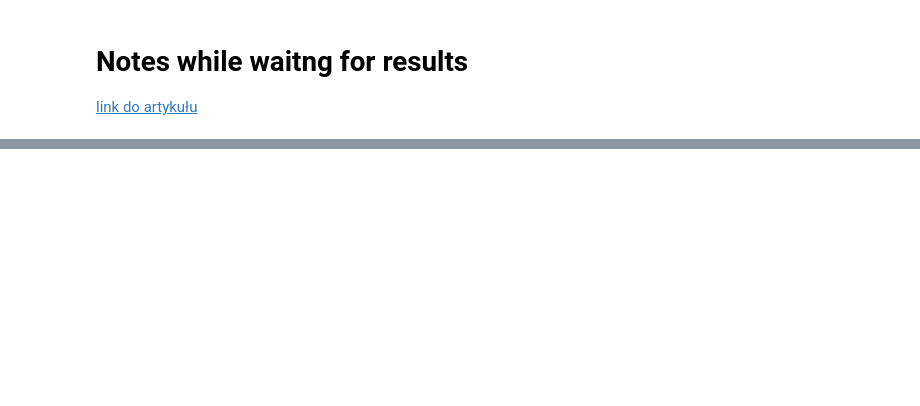
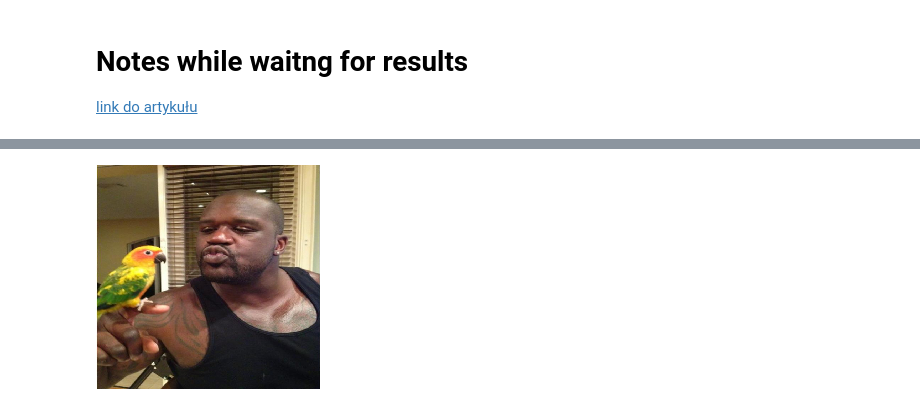
Before and after one commit to Torak28/Image-manipulation-detection, a Jupyter notebook: ResNet.ipynb, the cells around one changed output, grey strips where cells are left out. Saved outputs shown, nothing was run; the diff lists cells and outputs as text; code cells hidden in the pictures; blank space fills up the shorter version.

```diff
--- a/ResNet.ipynb
+++ b/ResNet.ipynb
@@ -156,0 +204,7 @@ history = model.fit(X_train, steps_per_epoch=100, epochs=100, validation_data=y_
+# %%
+org = get_image('D:\Studia\MGU\Data\PS-Battles-master\originals\yipf7.jpg')
+ps = get_image('D:\Studia\MGU\Data\PS-Battles-master\photoshops\yipf7\c5vytne_0.jpg')
+# %%
+array_to_img(org)
+# %% [output]
+[figure, added]
```
Also changed, not shown: parts of 13 cells of this notebook.
